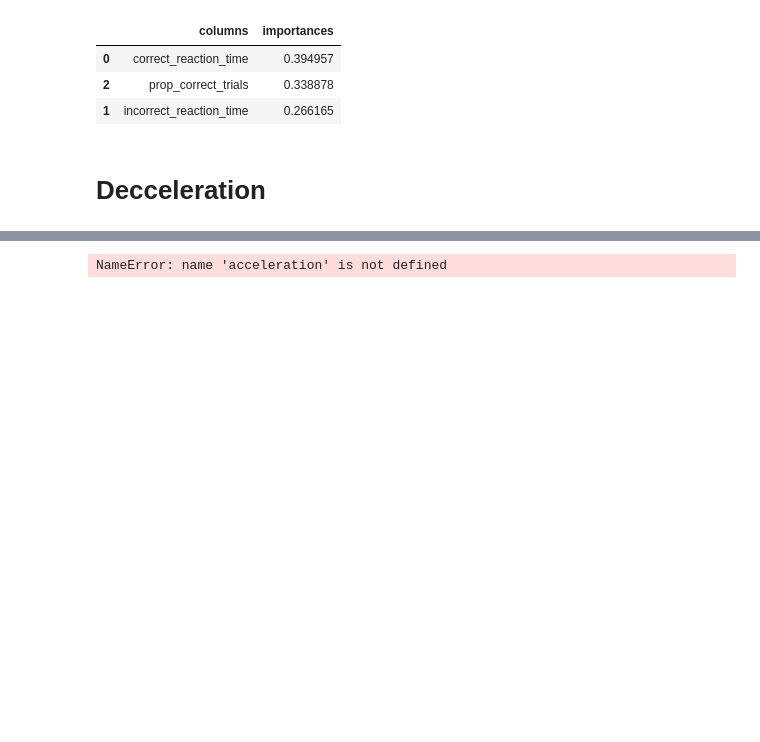
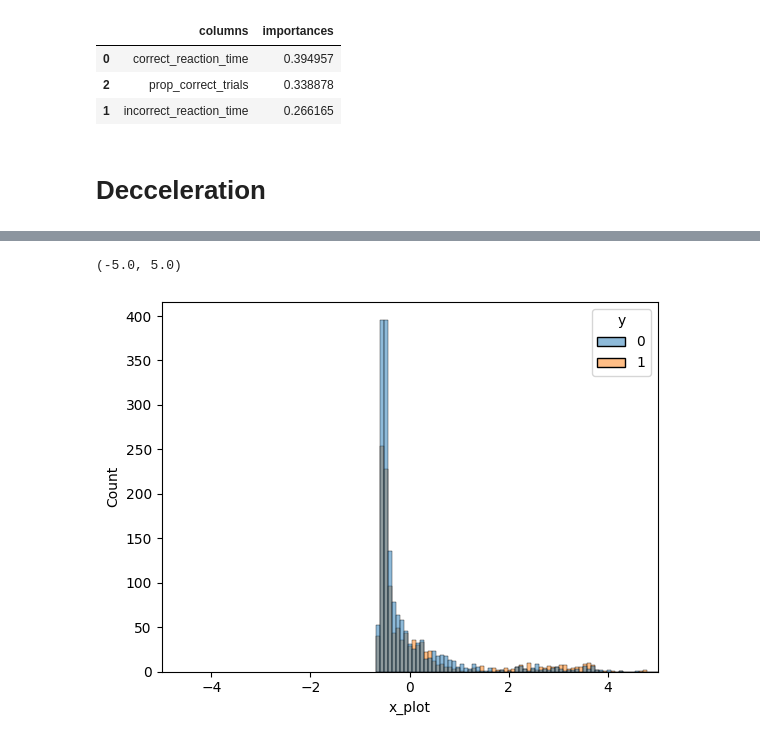
Before and after one commit to krusand/Analyzing-concussions-through-eyetracking-measurements, a Jupyter notebook: src/features.ipynb, the cells around one changed output, grey strips where cells are left out. Cells and saved outputs as stored; diff of their text form; code cells hidden in the pictures; blank space fills up the shorter version.

Commit message:
Added some plotting of acceleration

```diff
--- a/src/features.ipynb
+++ b/src/features.ipynb
@@ -147,7 +147,7 @@ anti_saccade_samples = (pd.read_parquet(RAW_DIR / 'ANTI_SACCADE_SAMPLES.pq')
  .sort_values(["experiment", "participant_id", "trial_id","time"])
 )
 # %%
-(anti_saccade_samples.join((anti_saccade_samples
+acceleration = (anti_saccade_samples.join((anti_saccade_samples
  .groupby(["experiment", "participant_id", "trial_id"])[['x_velocity_left', 'y_velocity_left', 'x_velocity_right', 'y_velocity_right']].shift(1)
  .rename(columns={'x_velocity_left': 'x_velocity_left_lagged'
           , 'y_velocity_left': 'y_velocity_left_lagged'
@@ -212,4 +169,10 @@ anti_saccade_samples
-# %%
-sns.histplot(pd.merge(acceleration, demographics), x='avg_acceleration', hue='y')
-# %% [output]
-NameError: name 'acceleration' is not defined
+# %%
+plotting_variable = "total_acceleration_magnitude_right_max"
+
+acceleration_with_info = pd.merge(acceleration, demographics, how='left', on='participant_id').assign(x_plot = lambda x: (x[plotting_variable] -  x[plotting_variable].mean()) /  x[plotting_variable].std())
+
+sns.histplot(acceleration_with_info, x='x_plot', hue='y')
+plt.xlim(-5,5)
+# %% [output]
+(-5.0, 5.0)
+[figure, added]
```
Also changed, not shown: parts of 2 cells of this notebook.
